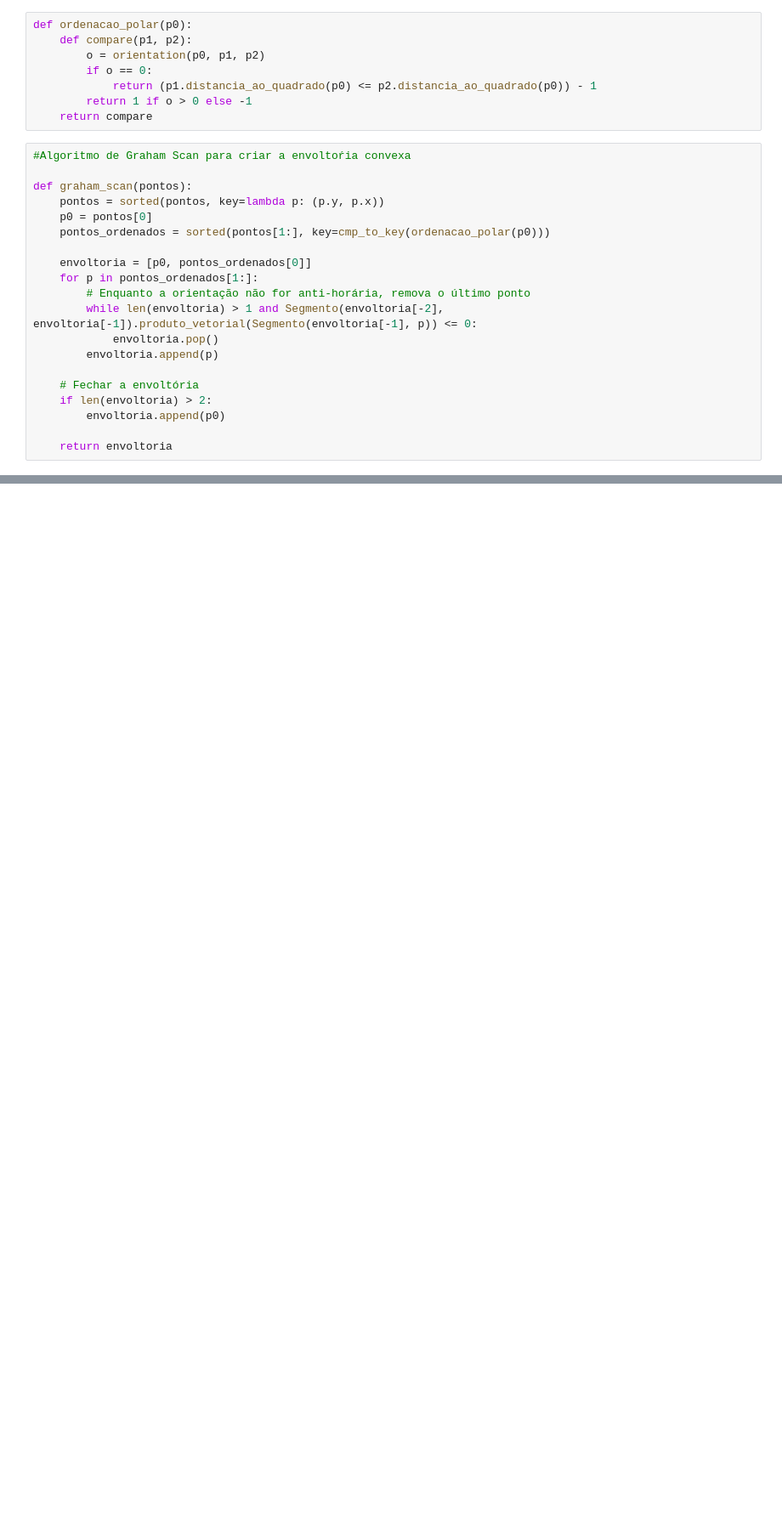
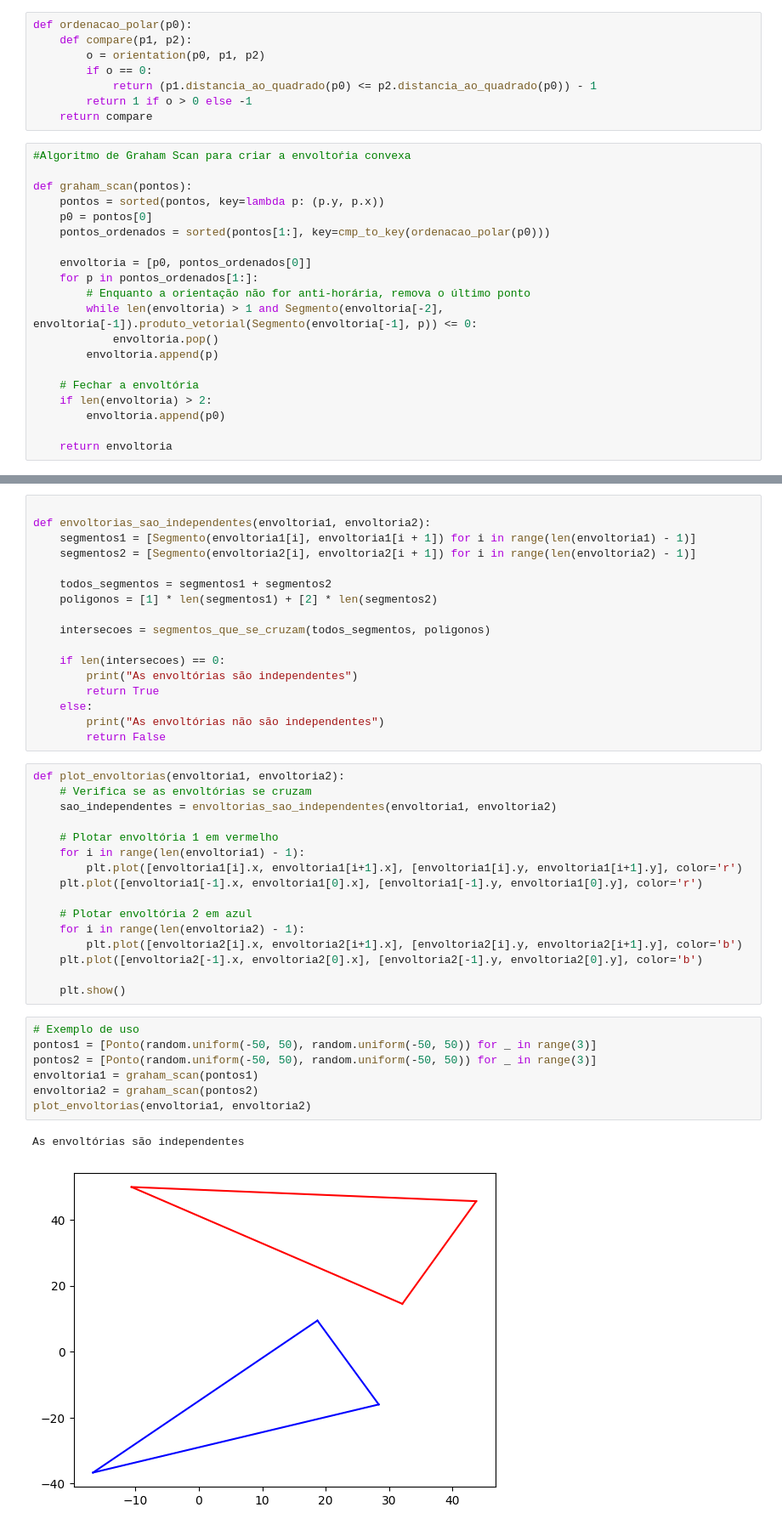
Before and after one commit to marcelomrad/Classificador_Linear, a Jupyter notebook: main.ipynb, the cells around one changed output, grey strips where cells are left out. Shown at 85% size. Cells and saved outputs as stored; diff of their text form; blank space fills up the shorter version.

```diff
--- a/main.ipynb
+++ b/main.ipynb
@@ -303,0 +176,43 @@ Modelo Linear: (-2.1664933475083603, 160.89599436671898)
+# %%
+
+def envoltorias_sao_independentes(envoltoria1, envoltoria2):
+    segmentos1 = [Segmento(envoltoria1[i], envoltoria1[i + 1]) for i in range(len(envoltoria1) - 1)]
+    segmentos2 = [Segmento(envoltoria2[i], envoltoria2[i + 1]) for i in range(len(envoltoria2) - 1)]
+
+    todos_segmentos = segmentos1 + segmentos2
+    poligonos = [1] * len(segmentos1) + [2] * len(segmentos2)
+
+    intersecoes = segmentos_que_se_cruzam(todos_segmentos, poligonos)
+
+    if len(intersecoes) == 0:
+        print("As envoltórias são independentes")
+        return True
+    else:
+        print("As envoltórias não são independentes")
+        return False
+# %%
+def plot_envoltorias(envoltoria1, envoltoria2):
+    # Verifica se as envoltórias se cruzam
+    sao_independentes = envoltorias_sao_independentes(envoltoria1, envoltoria2)
+
+    # Plotar envoltória 1 em vermelho
+    for i in range(len(envoltoria1) - 1):
+        plt.plot([envoltoria1[i].x, envoltoria1[i+1].x], [envoltoria1[i].y, envoltoria1[i+1].y], color='r')
+    plt.plot([envoltoria1[-1].x, envoltoria1[0].x], [envoltoria1[-1].y, envoltoria1[0].y], color='r')
+
+    # Plotar envoltória 2 em azul
+    for i in range(len(envoltoria2) - 1):
+        plt.plot([envoltoria2[i].x, envoltoria2[i+1].x], [envoltoria2[i].y, envoltoria2[i+1].y], color='b')
+    plt.plot([envoltoria2[-1].x, envoltoria2[0].x], [envoltoria2[-1].y, envoltoria2[0].y], color='b')
+
+    plt.show()
+# %%
+# Exemplo de uso
+pontos1 = [Ponto(random.uniform(-50, 50), random.uniform(-50, 50)) for _ in range(3)]
+pontos2 = [Ponto(random.uniform(-50, 50), random.uniform(-50, 50)) for _ in range(3)]
+envoltoria1 = graham_scan(pontos1)
+envoltoria2 = graham_scan(pontos2)
+plot_envoltorias(envoltoria1, envoltoria2)
+# %% [output]
+As envoltórias são independentes
+[figure, added]
```
Also changed, not shown: parts of 8 cells of this notebook.
